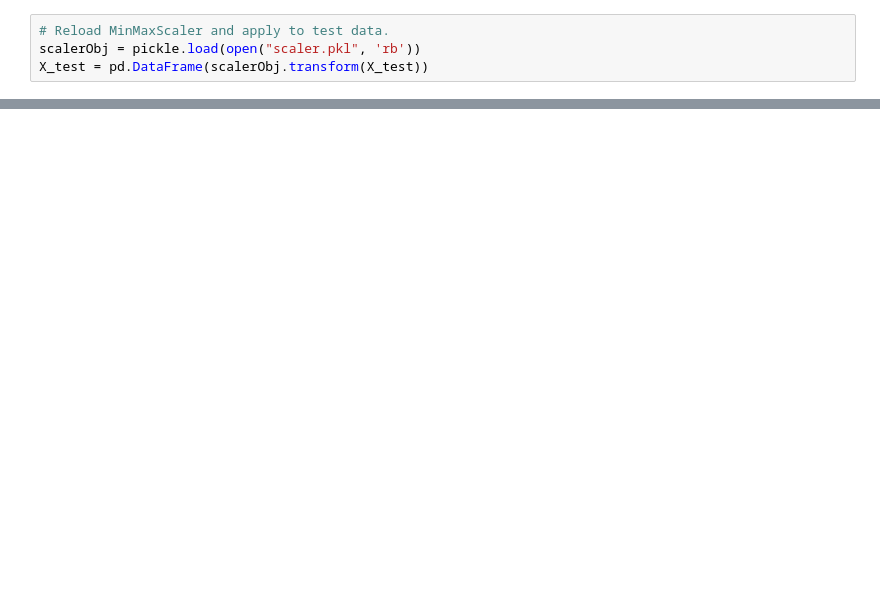
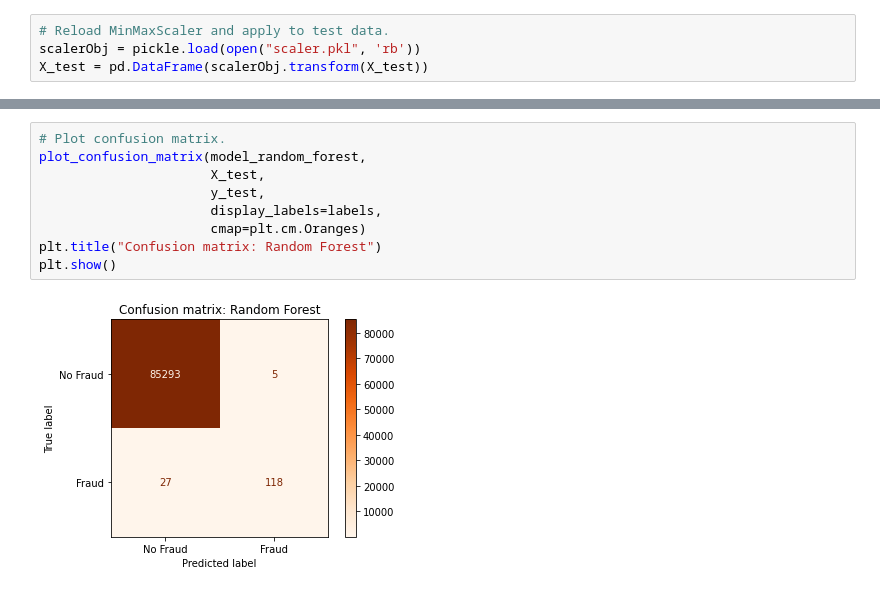
Before and after one commit to bradovich/public, a Jupyter notebook: credit_card_fraud-model.ipynb, the cells around one changed output, grey strips where cells are left out. Saved outputs shown, nothing was run; the diff lists cells and outputs as text; blank space fills up the shorter version.

```diff
--- a/credit_card_fraud-model.ipynb
+++ b/credit_card_fraud-model.ipynb
@@ -205,0 +212,11 @@ Let's try to ensure the ratio of actual legitimate to actual fraudulent payments
+# %%
+# Plot confusion matrix.
+plot_confusion_matrix(model_random_forest,
+                      X_test,
+                      y_test,
+                      display_labels=labels,
+                      cmap=plt.cm.Oranges)
+plt.title("Confusion matrix: Random Forest")
+plt.show()
+# %% [output]
+[figure, added]
```
Also changed, not shown: parts of 79 cells of this notebook.
